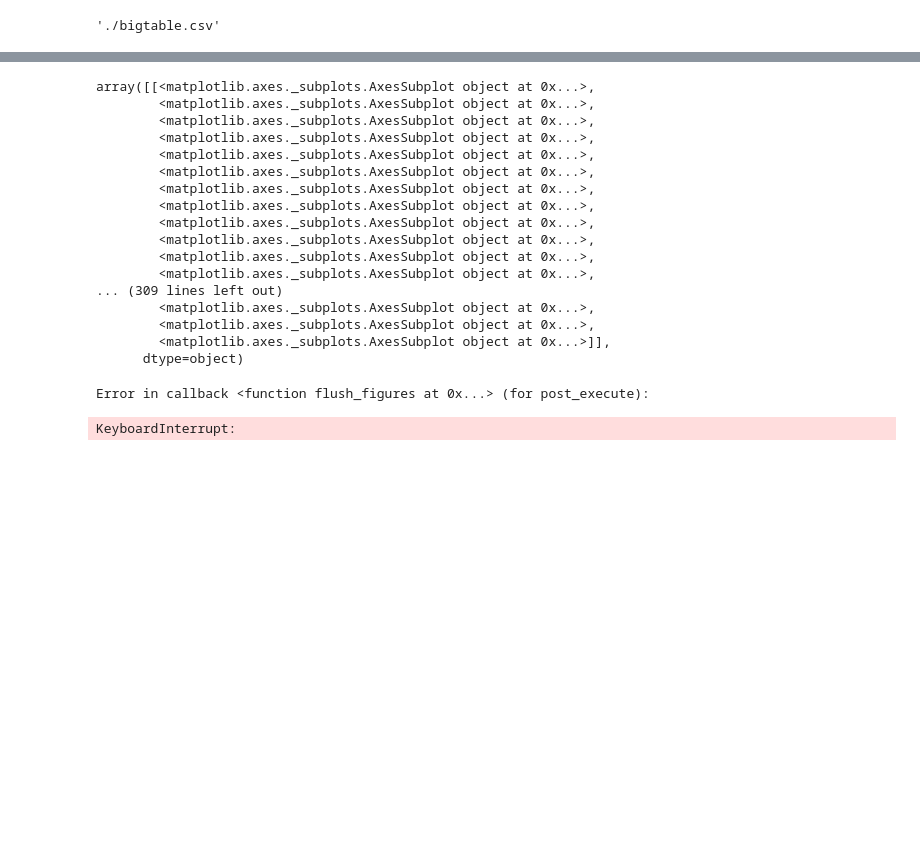
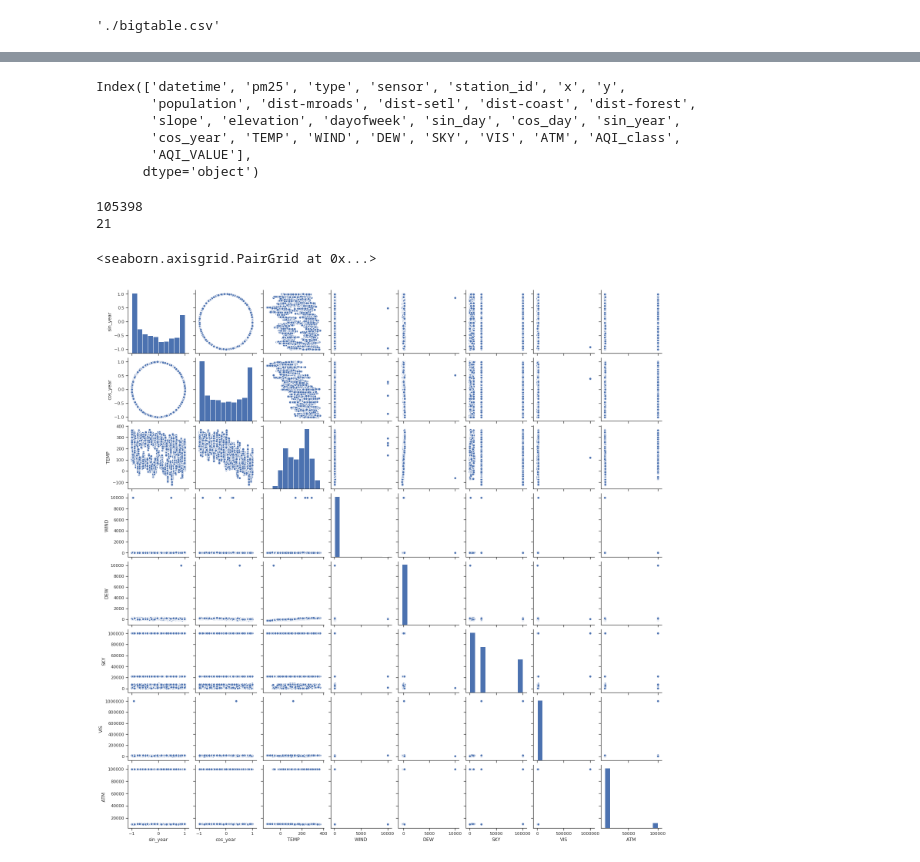
Before and after one commit to georgetown-analytics/Air-Pollution, a Jupyter notebook: model/Bigtable Statistical Analysis.ipynb, the cells around one changed output, grey strips where cells are left out. Saved outputs shown, nothing was run; the diff lists cells and outputs as text; code cells hidden in the pictures; blank space fills up the shorter version.

```diff
--- a/model/Bigtable Statistical Analysis.ipynb
+++ b/model/Bigtable Statistical Analysis.ipynb
@@ -24,23 +25,29 @@ df.tail()
-# %%
-from pandas.plotting import scatter_matrix
-scatter_matrix(df, alpha=0.2, figsize=(6, 6), diagonal='kde')
-# %% [output]
-array([[<matplotlib.axes._subplots.AxesSubplot object at 0x...>,
-        <matplotlib.axes._subplots.AxesSubplot object at 0x...>,
-        <matplotlib.axes._subplots.AxesSubplot object at 0x...>,
-        <matplotlib.axes._subplots.AxesSubplot object at 0x...>,
-        <matplotlib.axes._subplots.AxesSubplot object at 0x...>,
-        <matplotlib.axes._subplots.AxesSubplot object at 0x...>,
-        <matplotlib.axes._subplots.AxesSubplot object at 0x...>,
-        <matplotlib.axes._subplots.AxesSubplot object at 0x...>,
-        <matplotlib.axes._subplots.AxesSubplot object at 0x...>,
-        <matplotlib.axes._subplots.AxesSubplot object at 0x...>,
-        <matplotlib.axes._subplots.AxesSubplot object at 0x...>,
-        <matplotlib.axes._subplots.AxesSubplot object at 0x...>,
-... (309 lines left out)
-        <matplotlib.axes._subplots.AxesSubplot object at 0x...>,
-        <matplotlib.axes._subplots.AxesSubplot object at 0x...>,
-        <matplotlib.axes._subplots.AxesSubplot object at 0x...>]],
-      dtype=object)
-Error in callback <function flush_figures at 0x...> (for post_execute):
-KeyboardInterrupt:
+# %%
+df.columns
+# %% [output]
+Index(['datetime', 'pm25', 'type', 'sensor', 'station_id', 'x', 'y',
+       'population', 'dist-mroads', 'dist-setl', 'dist-coast', 'dist-forest',
+       'slope', 'elevation', 'dayofweek', 'sin_day', 'cos_day', 'sin_year',
+       'cos_year', 'TEMP', 'WIND', 'DEW', 'SKY', 'VIS', 'ATM', 'AQI_class',
+       'AQI_VALUE'],
+      dtype='object')
+# %%
+#from pandas.plotting import scatter_matrix
+#scatter_matrix(df, alpha=0.2, figsize=(6, 6), diagonal='kde')
+
+sns.set(style="ticks", color_codes=True)
+df2=df.drop(["datetime", "type", "sensor", "station_id", "x", "y"], axis=1)
+array = df2.values
+print(len(array))
+print(len(array[0]))
+
+X = array[:,1:16]
+Y = array[:,0]
+# %% [output]
+105398
+21
+# %%
+sns.pairplot(df2.drop(["pm25", "AQI_VALUE", 'population', 'dist-mroads', 'dist-setl', 'dist-coast', 'dist-forest', 'slope', 'elevation', 'dayofweek', 'sin_day', 'cos_day', "AQI_class"], axis=1))
+# %% [output]
+<seaborn.axisgrid.PairGrid at 0x...>
+[figure, added]
```
Also changed, not shown: parts of 4 cells of this notebook.
